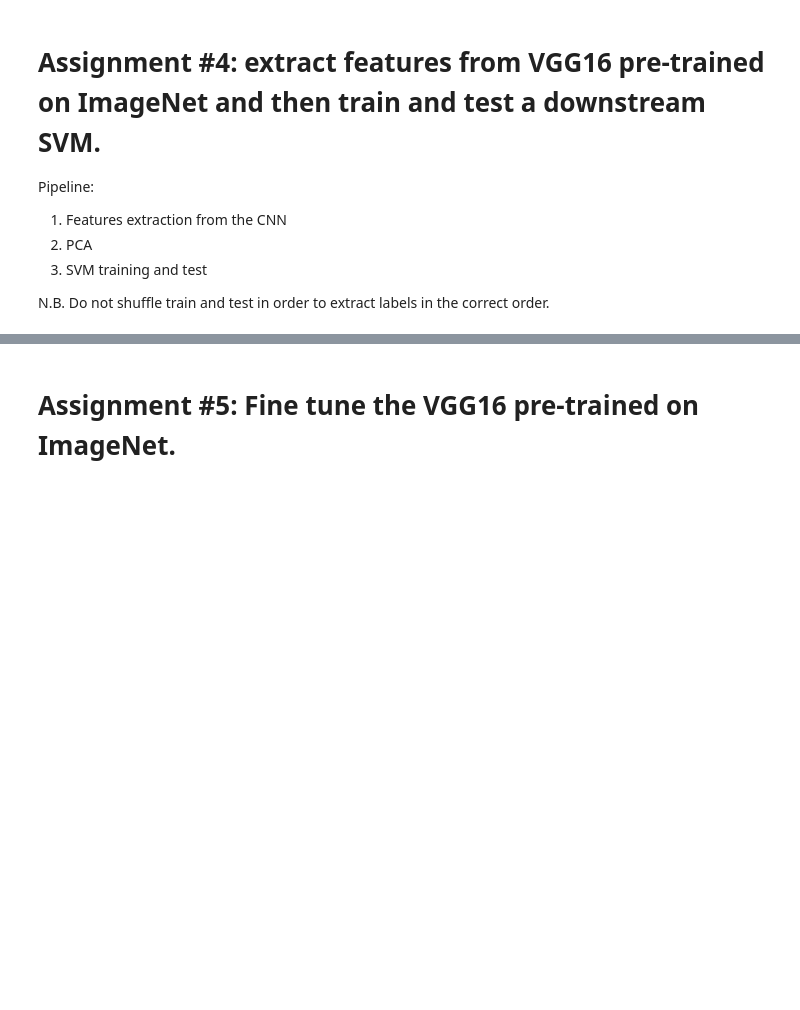
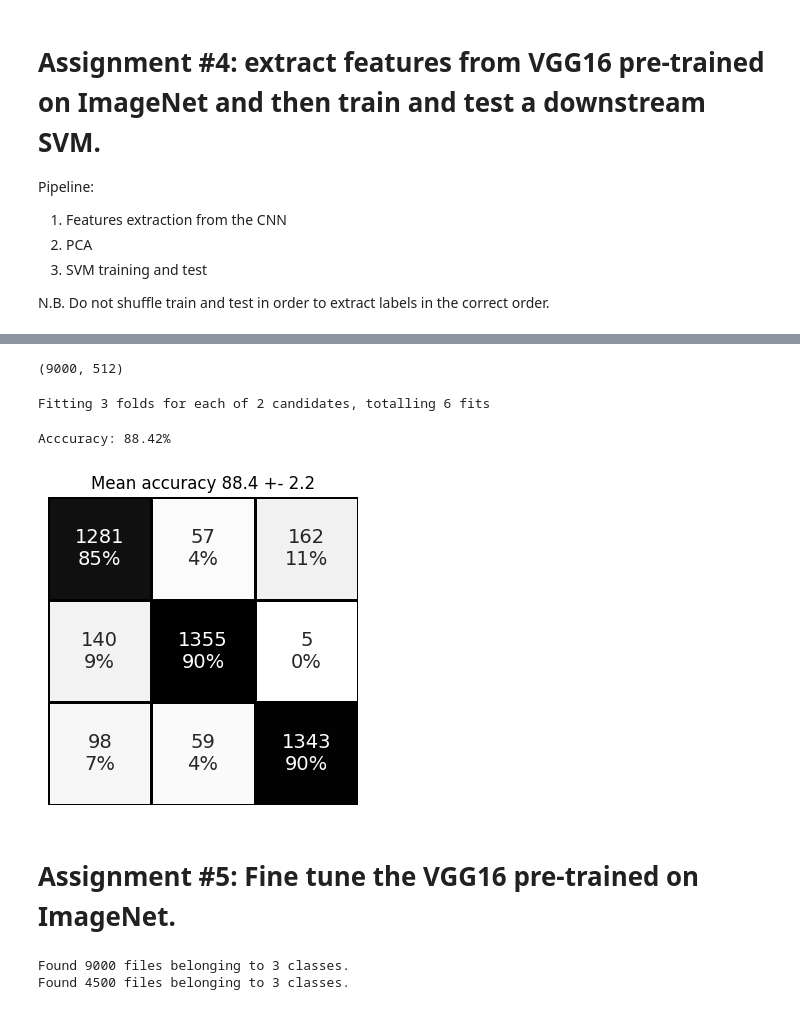
Before and after one commit to SalvatoreAdalberto/mlapp, a Jupyter notebook: 5_Transfer_learning_assignment.ipynb, the cells around one changed output, grey strips where cells are left out. Saved outputs shown, nothing was run; the diff lists cells and outputs as text; code cells hidden in the pictures; blank space fills up the shorter version.

```diff
--- a/5_Transfer_learning_assignment.ipynb
+++ b/5_Transfer_learning_assignment.ipynb
@@ -153,5 +221,40 @@ vgg16 = [...]
 # %%
-labels_train = np.concatenate([np.argmax(y, axis=1) for _, y in train_ds], axis=0)
-labels_test = np.concatenate([np.argmax(y, axis=1) for _, y in test_ds], axis=0)
+labels_train = np.concatenate([y for _, y in train_ds], axis=0)
+labels_test = np.concatenate([y for _, y in test_ds], axis=0)
+# %%
+features_train.shape
+# %% [output]
+(9000, 512)
+# %%
+pca = PCA()
+features_train_pca = pca.fit_transform(features_train)
+features_test_pca = pca.transform(features_test)
+# %%
+from sklearn.model_selection import GridSearchCV
+from sklearn.svm import SVC
+
+random_grid_svm = {
+    "kernel": ["rbf"],
+    "C": [ 1, 10]
+}
+
+search = RandomizedSearchCV(estimator=SVC(), param_distributions=random_grid_svm, scoring="balanced_accuracy",  cv=3, verbose =1)
+search.fit(features_train_pca, labels_train)
+classifier = search.best_estimator_
+# %% [output]
+Fitting 3 folds for each of 2 candidates, totalling 6 fits
+# %%
+def evaluate(classifier, data, labels):
+    predictions = classifier.predict(data)
+    acc = np.array(predictions == labels).sum()/labels.shape[0]
+    print(f'Acccuracy: {100*acc:.2f}%')
+    cm = confusion_matrix(labels, predictions)
+    fig, ax = plt.subplots(figsize=(4,4))
+    seaborn_cm(cm, ax, tick_labels=['AC', 'AD', 'H'])
+# %%
+evaluate(classifier, features_test_pca, labels_test)
+# %% [output]
+Acccuracy: 88.42%
+[figure, added]
 # %% [markdown]
 # Assignment #5: Fine tune the VGG16 pre-trained on ImageNet.
@@ -162,3 +261,12 @@ test_ds = [...]
+# %%
+train_ds = tf.keras.utils.image_dataset_from_directory('/content/dataset-BIOSTEC2018/crc_images/train',
+                                                        batch_size=32, image_size=(IMAGE_SIZE, IMAGE_SIZE))
+
+test_ds = tf.keras.utils.image_dataset_from_directory('/content/dataset-BIOSTEC2018/crc_images/test',
+                                                        batch_size=32, image_size=(IMAGE_SIZE, IMAGE_SIZE))
+# %% [output]
+Found 9000 files belonging to 3 classes.
+Found 4500 files belonging to 3 classes.
 # %%
 def process_data(image, label):
     image = tf.cast(image, tf.float32)
```
Also changed, not shown: parts of 25 cells of this notebook.
